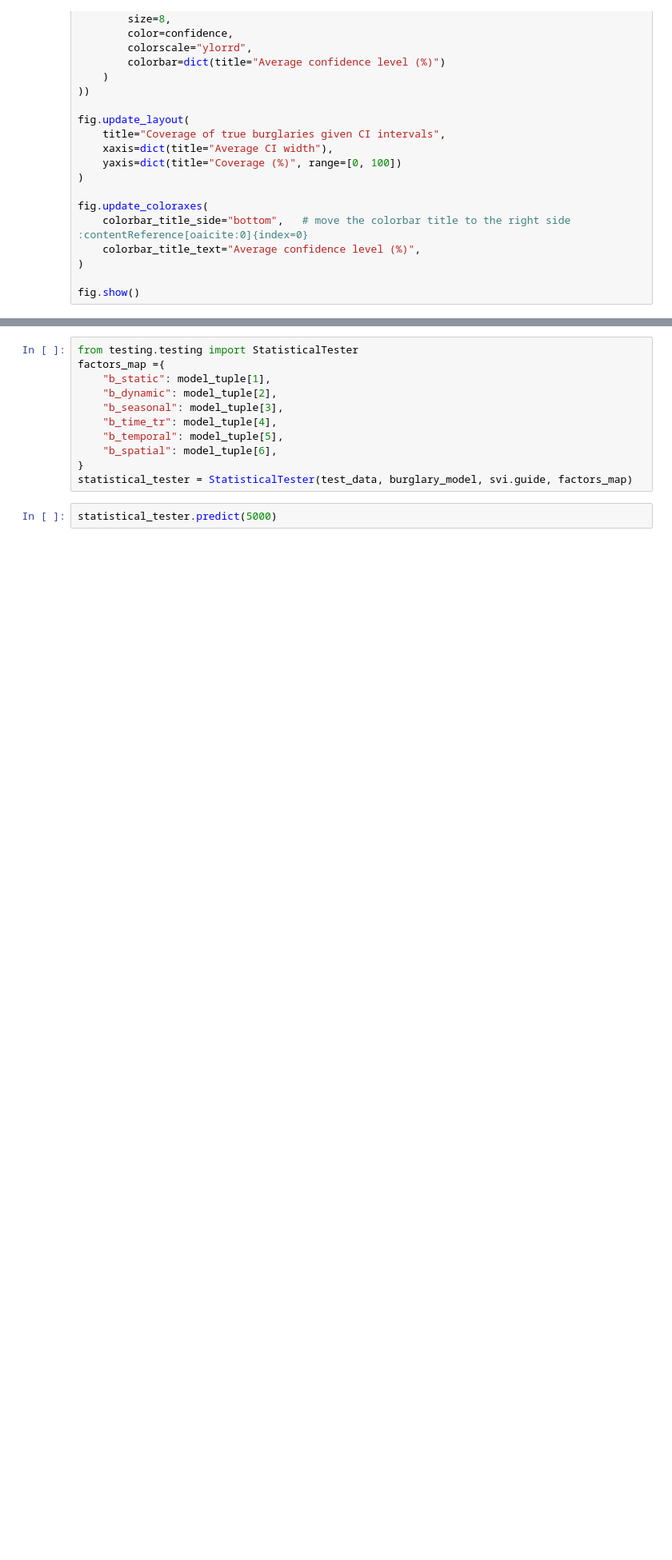
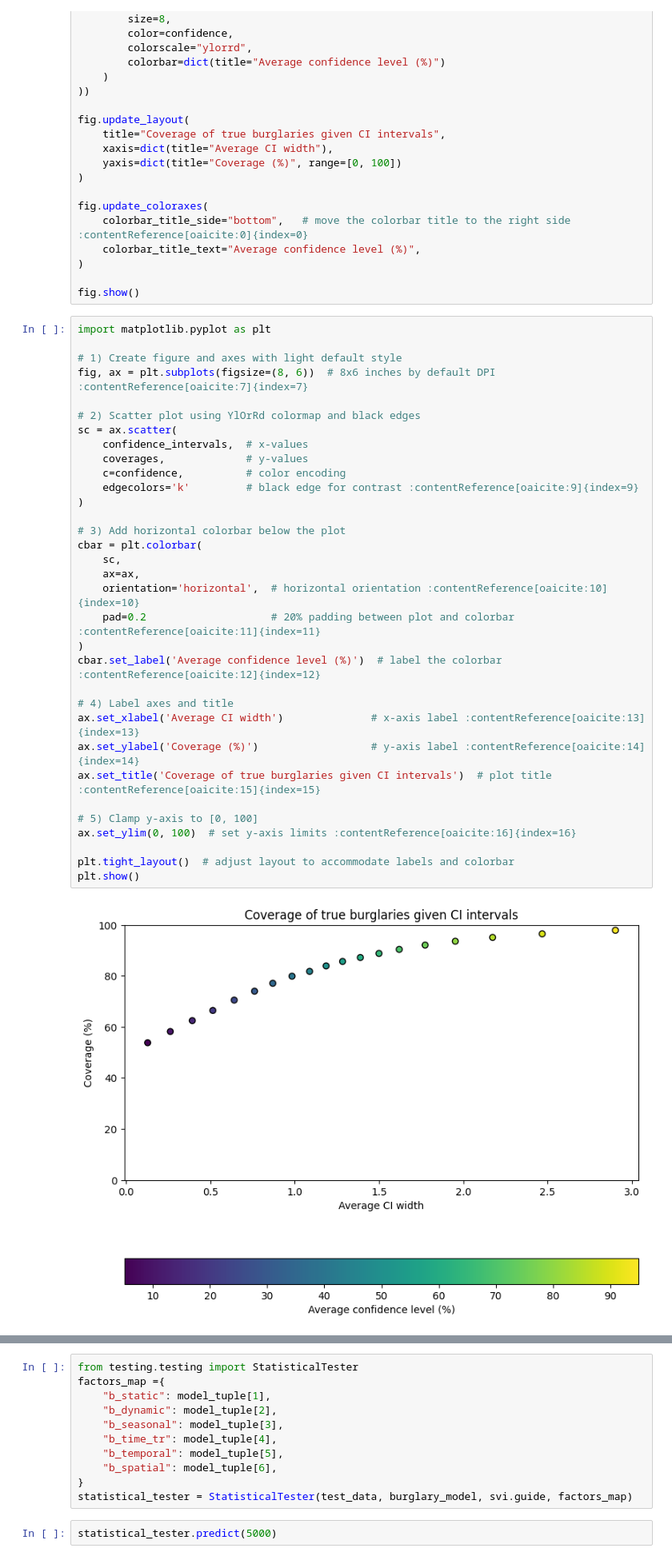
Before and after one commit to skyrimer/ARWCASP, a Jupyter notebook: model/explainability.ipynb, the cells around one changed output, grey strips where cells are left out. Shown at 80% size. Cells and saved outputs as stored; diff of their text form; blank space fills up the shorter version.

```diff
--- a/model/explainability.ipynb
+++ b/model/explainability.ipynb
@@ -401,3 +424,38 @@ fig.update_coloraxes(
 )
 
 fig.show()
+# %%
+import matplotlib.pyplot as plt
+
+# 1) Create figure and axes with light default style
+fig, ax = plt.subplots(figsize=(8, 6))  # 8x6 inches by default DPI :contentReference[oaicite:7]{index=7}
+
+# 2) Scatter plot using YlOrRd colormap and black edges
+sc = ax.scatter(
+    confidence_intervals,  # x-values
+    coverages,             # y-values
+    c=confidence,          # color encoding
+    edgecolors='k'         # black edge for contrast :contentReference[oaicite:9]{index=9}
+)
+
+# 3) Add horizontal colorbar below the plot
+cbar = plt.colorbar(
+    sc,
+    ax=ax,
+    orientation='horizontal',  # horizontal orientation :contentReference[oaicite:10]{index=10}
+    pad=0.2                    # 20% padding between plot and colorbar :contentReference[oaicite:11]{index=11}
+)
+cbar.set_label('Average confidence level (%)')  # label the colorbar :contentReference[oaicite:12]{index=12}
+
+# 4) Label axes and title
+ax.set_xlabel('Average CI width')              # x-axis label :contentReference[oaicite:13]{index=13}
+ax.set_ylabel('Coverage (%)')                  # y-axis label :contentReference[oaicite:14]{index=14}
+ax.set_title('Coverage of true burglaries given CI intervals')  # plot title :contentReference[oaicite:15]{index=15}
+
+# 5) Clamp y-axis to [0, 100]
+ax.set_ylim(0, 100)  # set y-axis limits :contentReference[oaicite:16]{index=16}
+
+plt.tight_layout()  # adjust layout to accommodate labels and colorbar
+plt.show()
+# %% [output]
+[figure, added]
```
Also changed, not shown: parts of 4 cells of this notebook, 1 other file.
